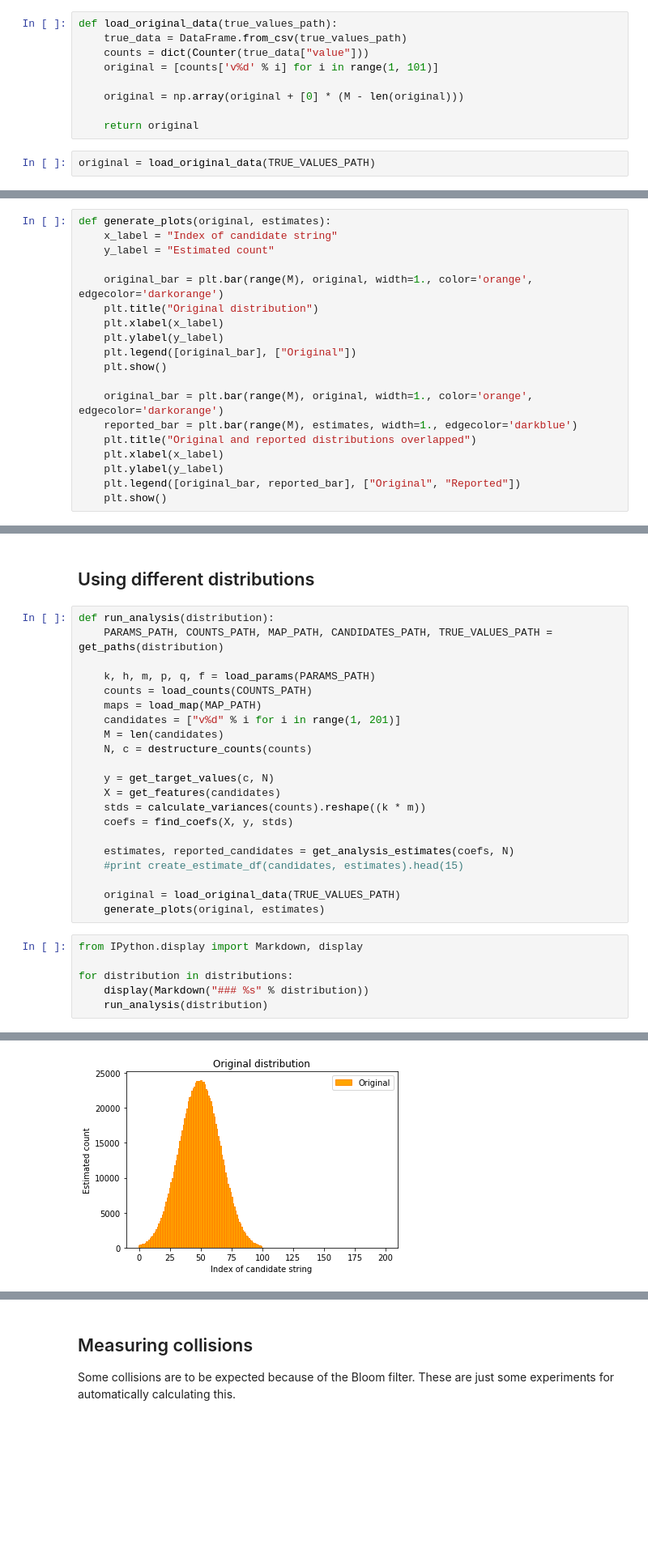
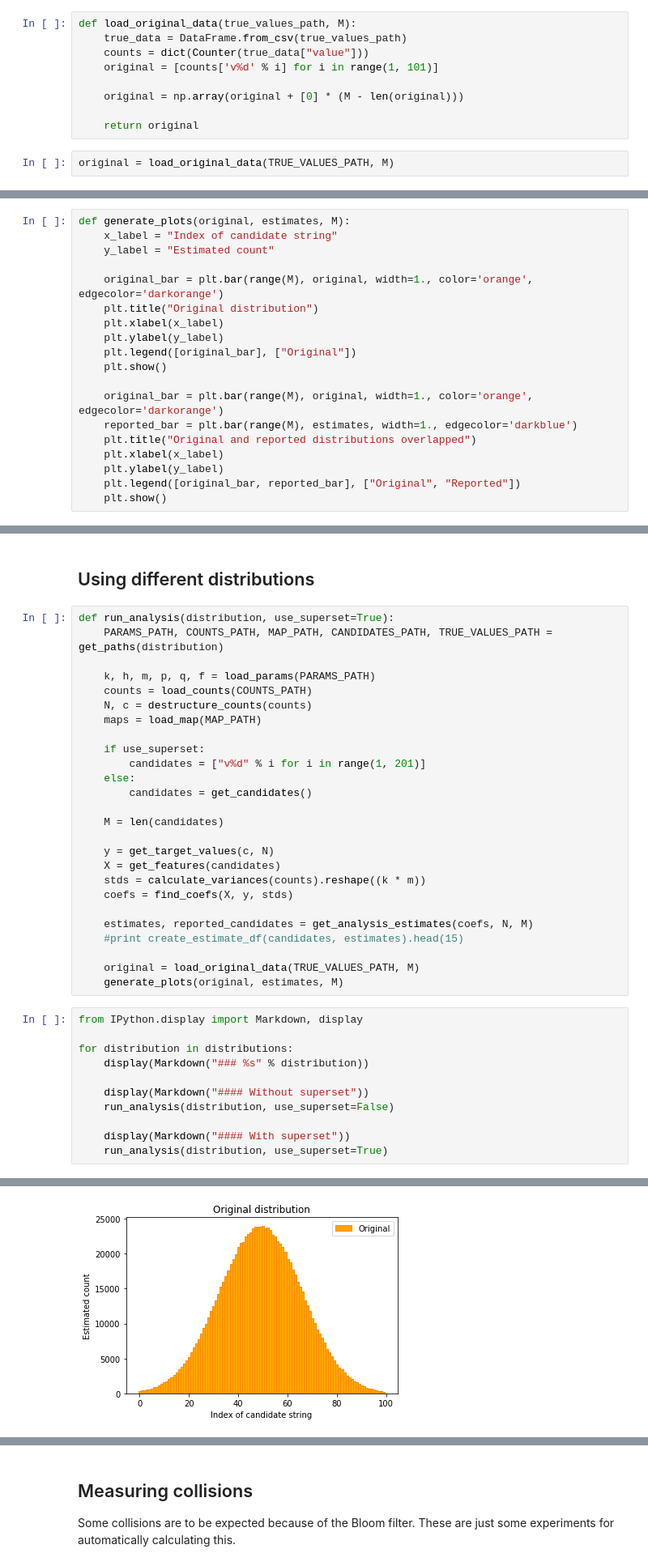
Before and after one commit to mozilla/rappor-aggregator, a Jupyter notebook: RAPPOR.ipynb, the cells around one changed output, grey strips where cells are left out. Shown at 81% size. Saved outputs shown, nothing was run; the diff lists cells and outputs as text; blank space fills up the shorter version.

Commit message:
Add plots without superset and with exponential distribution

```diff
--- a/RAPPOR.ipynb
+++ b/RAPPOR.ipynb
@@ -654,7 +654,7 @@ import matplotlib.pyplot as plt
 # %%
 from collections import Counter
 # %%
-def load_original_data(true_values_path):
+def load_original_data(true_values_path, M):
     true_data = DataFrame.from_csv(true_values_path)
     counts = dict(Counter(true_data["value"]))
     original = [counts['v%d' % i] for i in range(1, 101)]
@@ -663,7 +663,7 @@ def load_original_data(true_values_path):
 
     return original
 # %%
-original = load_original_data(TRUE_VALUES_PATH)
+original = load_original_data(TRUE_VALUES_PATH, M)
 # %% [markdown]
 ### Plotting the reported data
 # %% [markdown]
@@ -671,7 +671,7 @@ Maybe, we don't want to report on estimates that are very low:
 # %%
 #estimates[estimates < 6000] = 0
 # %%
-def generate_plots(original, estimates):
+def generate_plots(original, estimates, M):
     x_label = "Index of candidate string"
     y_label = "Estimated count"
 
@@ -798,31 +798,41 @@ recall
 # %% [markdown]
 ## Using different distributions
 # %%
-def run_analysis(distribution):
+def run_analysis(distribution, use_superset=True):
     PARAMS_PATH, COUNTS_PATH, MAP_PATH, CANDIDATES_PATH, TRUE_VALUES_PATH = get_paths(distribution)
 
     k, h, m, p, q, f = load_params(PARAMS_PATH)
     counts = load_counts(COUNTS_PATH)
+    N, c = destructure_counts(counts)
     maps = load_map(MAP_PATH)
-    candidates = ["v%d" % i for i in range(1, 201)]
+
+    if use_superset:
+        candidates = ["v%d" % i for i in range(1, 201)]
+    else:
+        candidates = get_candidates()
+
     M = len(candidates)
-    N, c = destructure_counts(counts)
 
     y = get_target_values(c, N)
     X = get_features(candidates)
     stds = calculate_variances(counts).reshape((k * m))
     coefs = find_coefs(X, y, stds)
 
-    estimates, reported_candidates = get_analysis_estimates(coefs, N)
+    estimates, reported_candidates = get_analysis_estimates(coefs, N, M)
     #print create_estimate_df(candidates, estimates).head(15)
 
-    original = load_original_data(TRUE_VALUES_PATH)
-    generate_plots(original, estimates)
+    original = load_original_data(TRUE_VALUES_PATH, M)
+    generate_plots(original, estimates, M)
 # %%
 from IPython.display import Markdown, display
 
 for distribution in distributions:
     display(Markdown("### %s" % distribution))
-    run_analysis(distribution)
+
+    display(Markdown("#### Without superset"))
+    run_analysis(distribution, use_superset=False)
+
+    display(Markdown("#### With superset"))
+    run_analysis(distribution, use_superset=True)
 # %% [output]
 ### gauss
@@ -829 +840 @@ for distribution in distributions:
-[figure, old version]
+[figure, new version]
```
Also changed, not shown: parts of 15 cells of this notebook.
